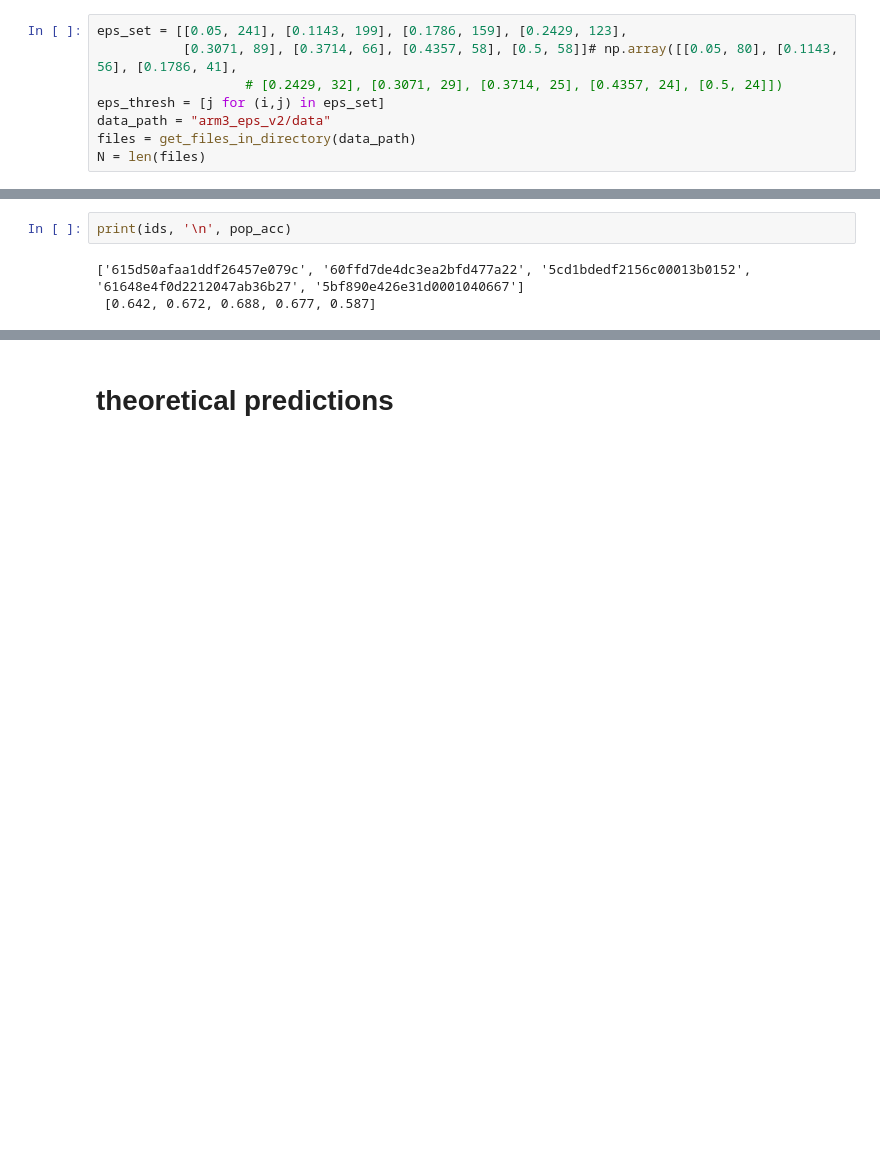
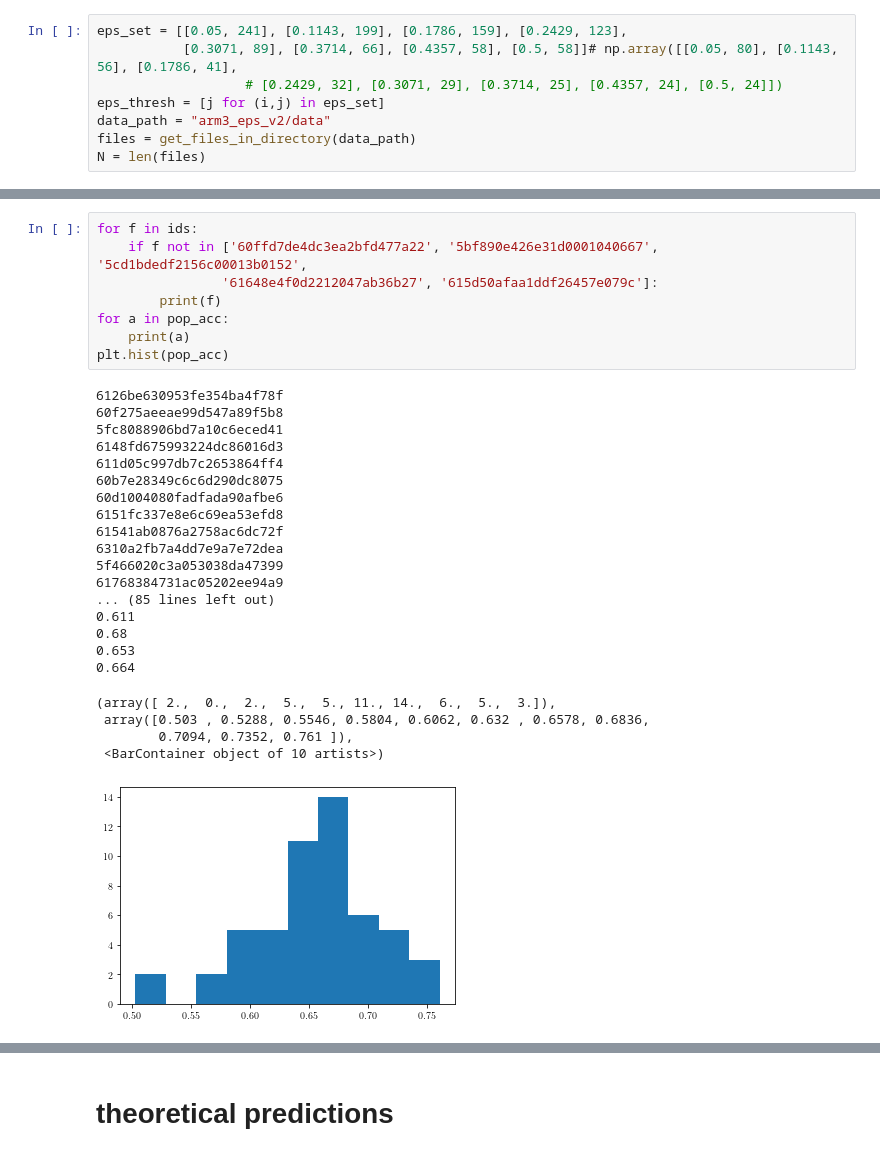
Before and after one commit to kalburge/stock-predict, a Jupyter notebook: pavlovia_exp/analyze_eps.ipynb, the cells around one changed output, grey strips where cells are left out. Cells and saved outputs as stored; diff of their text form; blank space fills up the shorter version.

```diff
--- a/pavlovia_exp/analyze_eps.ipynb
+++ b/pavlovia_exp/analyze_eps.ipynb
@@ -37,5 +54,31 @@ print(pop_mean_acc)
-# %%
-print(ids, '\n', pop_acc)
-# %% [output]
-['615d50afaa1ddf26457e079c', '60ffd7de4dc3ea2bfd477a22', '5cd1bdedf2156c00013b0152', '61648e4f0d2212047ab36b27', '5bf890e426e31d0001040667']
- [0.642, 0.672, 0.688, 0.677, 0.587]
+# %%
+for f in ids:
+    if f not in ['60ffd7de4dc3ea2bfd477a22', '5bf890e426e31d0001040667', '5cd1bdedf2156c00013b0152',
+                '61648e4f0d2212047ab36b27', '615d50afaa1ddf26457e079c']:
+        print(f)
+for a in pop_acc:
+    print(a)
+plt.hist(pop_acc)
+# %% [output]
+6126be630953fe354ba4f78f
+60f275aeeae99d547a89f5b8
+5fc8088906bd7a10c6eced41
+6148fd675993224dc86016d3
+611d05c997db7c2653864ff4
+60b7e28349c6c6d290dc8075
+60d1004080fadfada90afbe6
+6151fc337e8e6c69ea53efd8
+61541ab0876a2758ac6dc72f
+6310a2fb7a4dd7e9a7e72dea
+5f466020c3a053038da47399
+61768384731ac05202ee94a9
+... (85 lines left out)
+0.611
+0.68
+0.653
+0.664
+(array([ 2.,  0.,  2.,  5.,  5., 11., 14.,  6.,  5.,  3.]),
+ array([0.503 , 0.5288, 0.5546, 0.5804, 0.6062, 0.632 , 0.6578, 0.6836,
+        0.7094, 0.7352, 0.761 ]),
+ <BarContainer object of 10 artists>)
+[figure, added]
```
Also changed, not shown: parts of 10 cells of this notebook, 2 other files.
